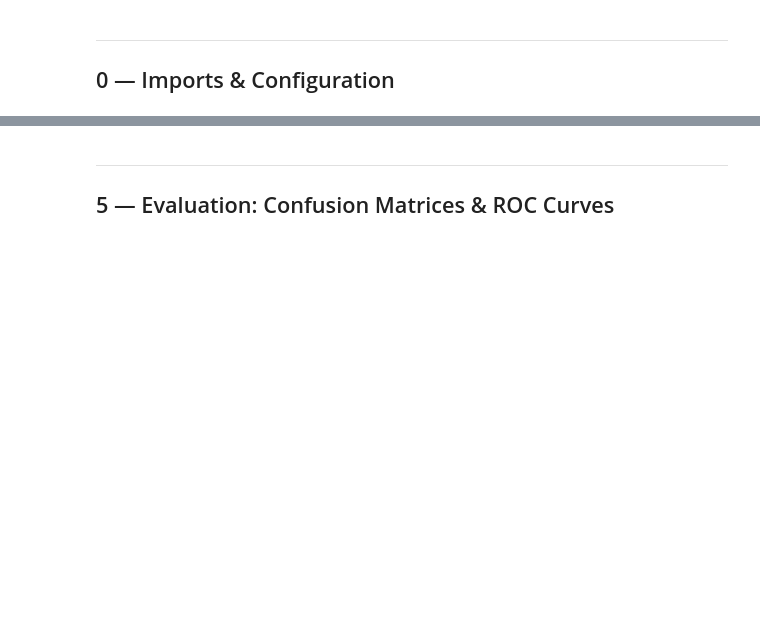
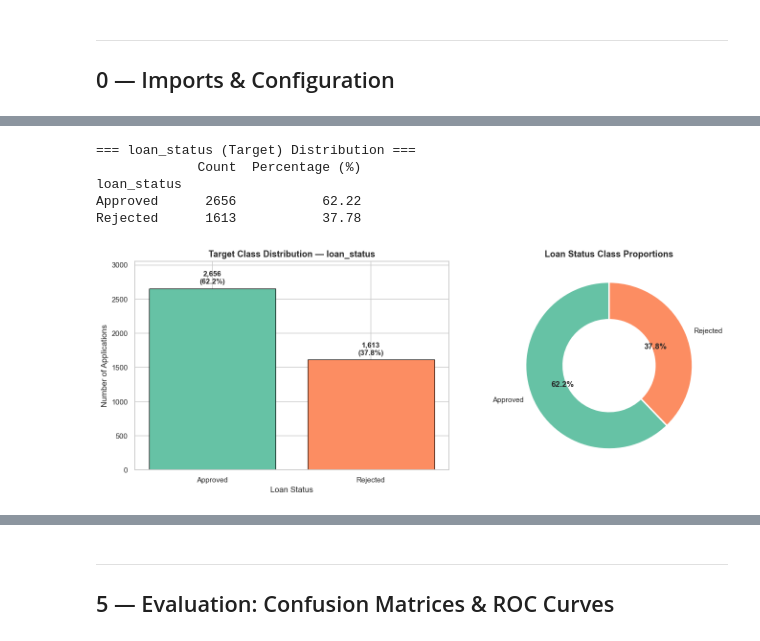
Before and after one commit to SaniaShanmugan/Classification-review1, a Jupyter notebook: classification__.ipynb, the cells around one changed output, grey strips where cells are left out. Cells and saved outputs as stored; diff of their text form; code cells hidden in the pictures; blank space fills up the shorter version.

```diff
--- a/classification__.ipynb
+++ b/classification__.ipynb
@@ -736,0 +196,16 @@ Accuracy: 0.9520 | Precision: 0.9521 | Recall: 0.9520 | Weighted F1: 0.9518 | RO
+# %%
+# ------------------------------------------------------------------
+# 1.4  Clean up string columns and column names
+# ------------------------------------------------------------------
+# Strip leading and trailing whitespace from column headers
+df.columns = df.columns.str.strip()
+print('Cleaned column names:', list(df.columns))
+
+# Strip leading and trailing whitespace from string categorical values
+str_cols = df.select_dtypes(include='object').columns.tolist()
+for c in str_cols:
+    df[c] = df[c].str.strip()
+
+print('\nUnique values in cleaned categorical columns:')
+for c in str_cols:
+    print(f'  {c}: {sorted(df[c].unique())}')
@@ -736,0 +219,47 @@ Accuracy: 0.9520 | Precision: 0.9521 | Recall: 0.9520 | Weighted F1: 0.9518 | RO
+# %%
+# ------------------------------------------------------------------
+# 1.5  Class (target) distribution
+# ------------------------------------------------------------------
+print('=== loan_status (Target) Distribution ===')
+vc = df['loan_status'].value_counts()
+vc_pct = df['loan_status'].value_counts(normalize=True) * 100
+dist_df = pd.DataFrame({'Count': vc, 'Percentage (%)': vc_pct.round(2)})
+print(dist_df)
+
+fig, axes = plt.subplots(1, 2, figsize=(13, 5))
+
+# Subplot 1: Annotated Bar Chart
+bars = axes[0].bar(vc.index, vc.values, color=[COLORS[0], COLORS[1]], edgecolor='black', linewidth=0.8)
+axes[0].set_title('Target Class Distribution — loan_status', fontsize=12, fontweight='bold')
+axes[0].set_ylabel('Number of Applications')
+axes[0].set_xlabel('Loan Status')
+axes[0].set_ylim(0, max(vc.values) * 1.15)
+for bar in bars:
+    yval = bar.get_height()
+    pct = (yval / len(df)) * 100
+    axes[0].text(bar.get_x() + bar.get_width()/2, yval + 50,
+                 f'{yval:,}\n({pct:.1f}%)', ha='center', va='bottom', fontsize=10, fontweight='semibold')
+
+# Subplot 2: Donut Chart
+wedges, texts, autotexts = axes[1].pie(
+    vc.values,
+    labels=vc.index,
+    autopct='%1.1f%%',
+    startangle=90,
+    colors=[COLORS[0], COLORS[1]],
+    wedgeprops=dict(width=0.45, edgecolor='white', linewidth=2)
+)
+for at in autotexts:
+    at.set_fontsize(11)
+    at.set_weight('bold')
+axes[1].set_title('Loan Status Class Proportions', fontsize=12, fontweight='bold')
+
+plt.tight_layout()
+plt.show()
+# %% [output]
+=== loan_status (Target) Distribution ===
+             Count  Percentage (%)
+loan_status
+Approved      2656           62.22
+Rejected      1613           37.78
+[figure, added]
```
Also changed, not shown: parts of 96 cells of this notebook, 1 other file.
